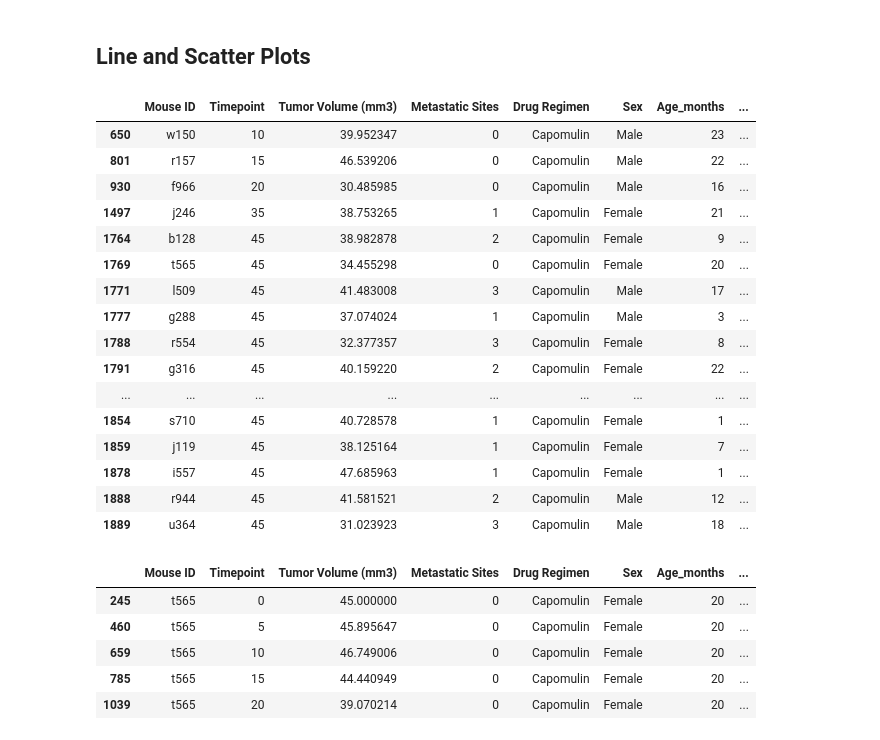
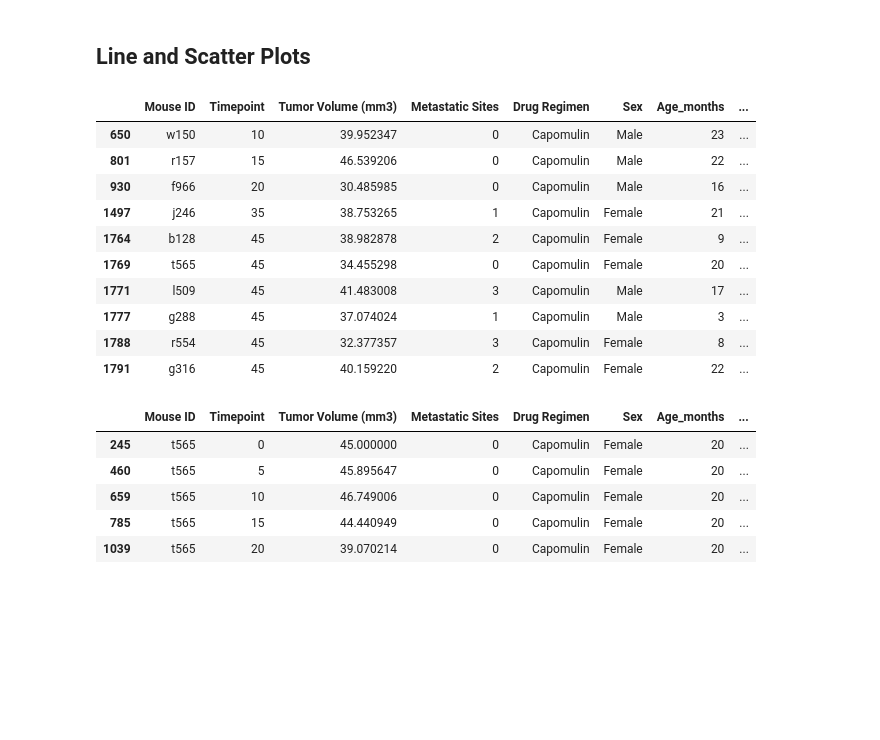
Before and after one commit to leah-handel/Cancer-Treatment-Analysis, a Jupyter notebook: pymaceuticals_starter.ipynb, the cells around one changed output. Saved outputs shown, nothing was run; the diff lists cells and outputs as text; code cells hidden in the pictures; blank space fills up the shorter version.

```diff
--- a/pymaceuticals_starter.ipynb
+++ b/pymaceuticals_starter.ipynb
@@ -273,3 +244,0 @@ last_measurement_promising = grouped_promising.max()
-# %%
-last_measurement_promising = last_measurement_promising[["Timepoint"]]
-last_measurement_promising.head()
@@ -284,4 +245,7 @@ last_measurement_promising.head()
+# %%
+# Merge this group df with the original dataframe to get the tumor volume at the last timepoint
+promising = promising.join(last_measurement_promising, on="Mouse ID", how="left", rsuffix = "last")
 # %%
-last_measurement_promising = last_measurement_promising.rename(columns={"Timepoint": "Last Timepoint"})
-last_measurement_promising.head()
+promising = promising.rename(columns={"Timepointlast": "Last Timepoint"})
+promising.head()
 # %% [output]
@@ -295,3 +257,0 @@ last_measurement_promising.head()
-# %%
-# Merge this group df with the original dataframe to get the tumor volume at the last timepoint
-promising = promising.join(last_measurement_promising, on="Mouse ID", how="left")
@@ -442,25 +398,19 @@ Text(0.5, 1.0, 'Capomulin')
 ## Line and Scatter Plots
 # %%
 # Generate a line plot of tumor volume vs. time point for a mouse treated with Capomulin
-capomulin
+capomulin.head(10)
 # %% [output]
 |  | Mouse ID | Timepoint | Tumor Volume (mm3) | Metastatic Sites | Drug Regimen | Sex | Age_months | ... |
 | 650 | w150 | 10 | 39.952347 | 0 | Capomulin | Male | 23 | ... |
 | 801 | r157 | 15 | 46.539206 | 0 | Capomulin | Male | 22 | ... |
 | 930 | f966 | 20 | 30.485985 | 0 | Capomulin | Male | 16 | ... |
 | 1497 | j246 | 35 | 38.753265 | 1 | Capomulin | Female | 21 | ... |
 | 1764 | b128 | 45 | 38.982878 | 2 | Capomulin | Female | 9 | ... |
 | 1769 | t565 | 45 | 34.455298 | 0 | Capomulin | Female | 20 | ... |
 | 1771 | l509 | 45 | 41.483008 | 3 | Capomulin | Male | 17 | ... |
 | 1777 | g288 | 45 | 37.074024 | 1 | Capomulin | Male | 3 | ... |
 | 1788 | r554 | 45 | 32.377357 | 3 | Capomulin | Female | 8 | ... |
 | 1791 | g316 | 45 | 40.159220 | 2 | Capomulin | Female | 22 | ... |
-| ... | ... | ... | ... | ... | ... | ... | ... | ... |
-| 1854 | s710 | 45 | 40.728578 | 1 | Capomulin | Female | 1 | ... |
-| 1859 | j119 | 45 | 38.125164 | 1 | Capomulin | Female | 7 | ... |
-| 1878 | i557 | 45 | 47.685963 | 1 | Capomulin | Female | 1 | ... |
-| 1888 | r944 | 45 | 41.581521 | 2 | Capomulin | Male | 12 | ... |
-| 1889 | u364 | 45 | 31.023923 | 3 | Capomulin | Male | 18 | ... |
 # %%
 #picking mouse t565
 #the capomulin df only shows the final results, not every timepoint, so we have to go back to the full results df
```
Also changed, not shown: parts of 41 cells of this notebook.
